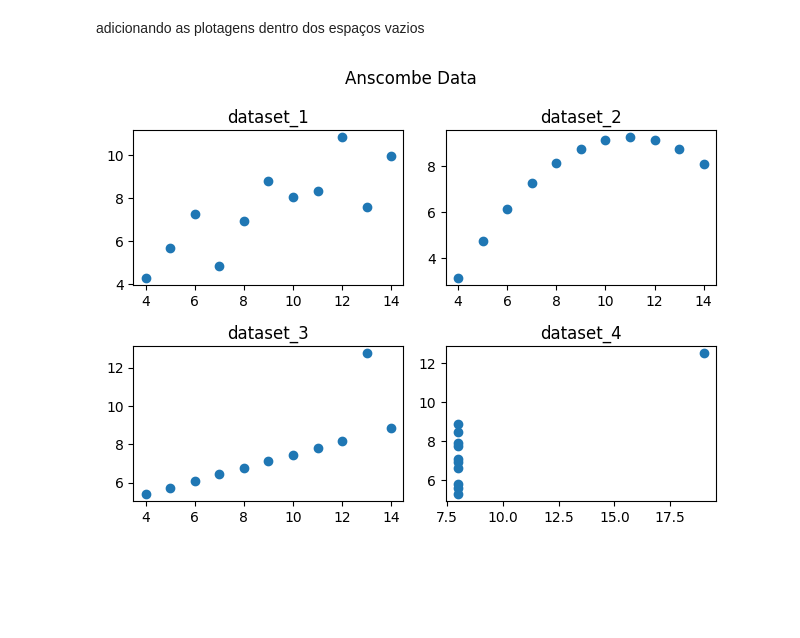
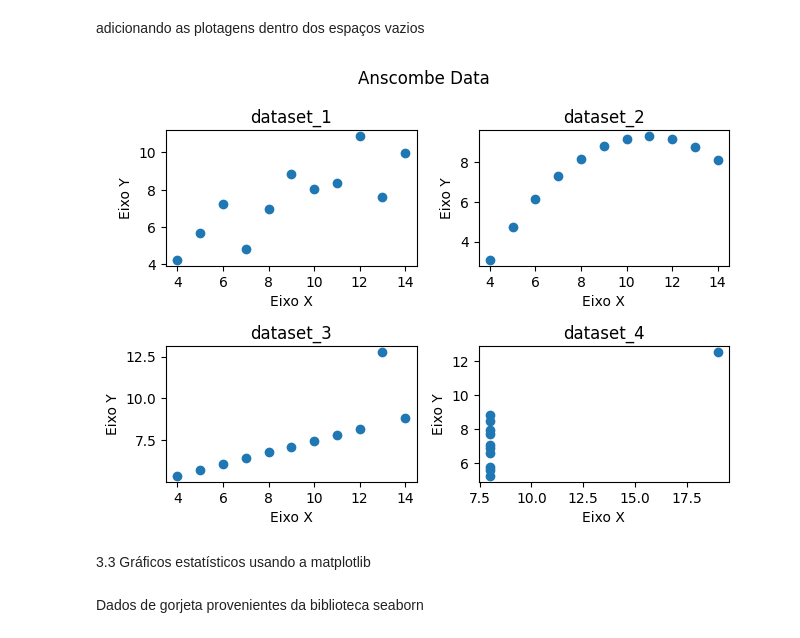
Before and after one commit to LuizGiehl/PFE, a Jupyter notebook: src/cap3.ipynb, the cells around one changed output. Cells and saved outputs as stored; diff of their text form; code cells hidden in the pictures; blank space fills up the shorter version.

```diff
--- a/src/cap3.ipynb
+++ b/src/cap3.ipynb
@@ -53,10 +53,10 @@ Por padrão o plt.plot desenha linhas, se quiser mudar para pontos basta passar
 # %%
 fig = plt.figure()
 
-axes1 = fig.add_subplot(2,2,1)
-axes2 = fig.add_subplot(2,2,2)
-axes3 = fig.add_subplot(2,2,3)
-axes4 = fig.add_subplot(2,2,4)
+axesI = fig.add_subplot(2,2,1)
+axesII = fig.add_subplot(2,2,2)
+axesIII = fig.add_subplot(2,2,3)
+axesIV = fig.add_subplot(2,2,4)
 # %% [output]
 [figure]
 # %% [markdown]
@@ -72,16 +72,25 @@ axes4.plot(dataset4['x'], dataset4['y'], 'o')
 adicionando as plotagens dentro dos espaços vazios
 # %%
 #acrescenta um título para cada plotagem
-axes1.set_title("dataset_1")
-axes2.set_title("dataset_2")
-axes3.set_title("dataset_3")
-axes4.set_title("dataset_4")
+axesI.set_title("dataset_1")
+axesII.set_title("dataset_2")
+axesIII.set_title("dataset_3")
+axesIV.set_title("dataset_4")
+
+#define um rotulo para os eixos
+for ax in [axesI, axesII, axesIII, axesIV]:
+    ax.set_xlabel('Eixo X')
+    ax.set_ylabel('Eixo Y')
 
 #adiciona um título para toda a figura
 fig.suptitle("Anscombe Data")
 
 fig.tight_layout()
 
 fig
 # %% [output]
-[figure, old version]
+[figure, new version]
+# %% [markdown]
+3.3 Gráficos estatísticos usando a matplotlib
+# %% [markdown]
+Dados de gorjeta provenientes da biblioteca seaborn
```
Also changed, not shown: parts of 8 cells of this notebook.
